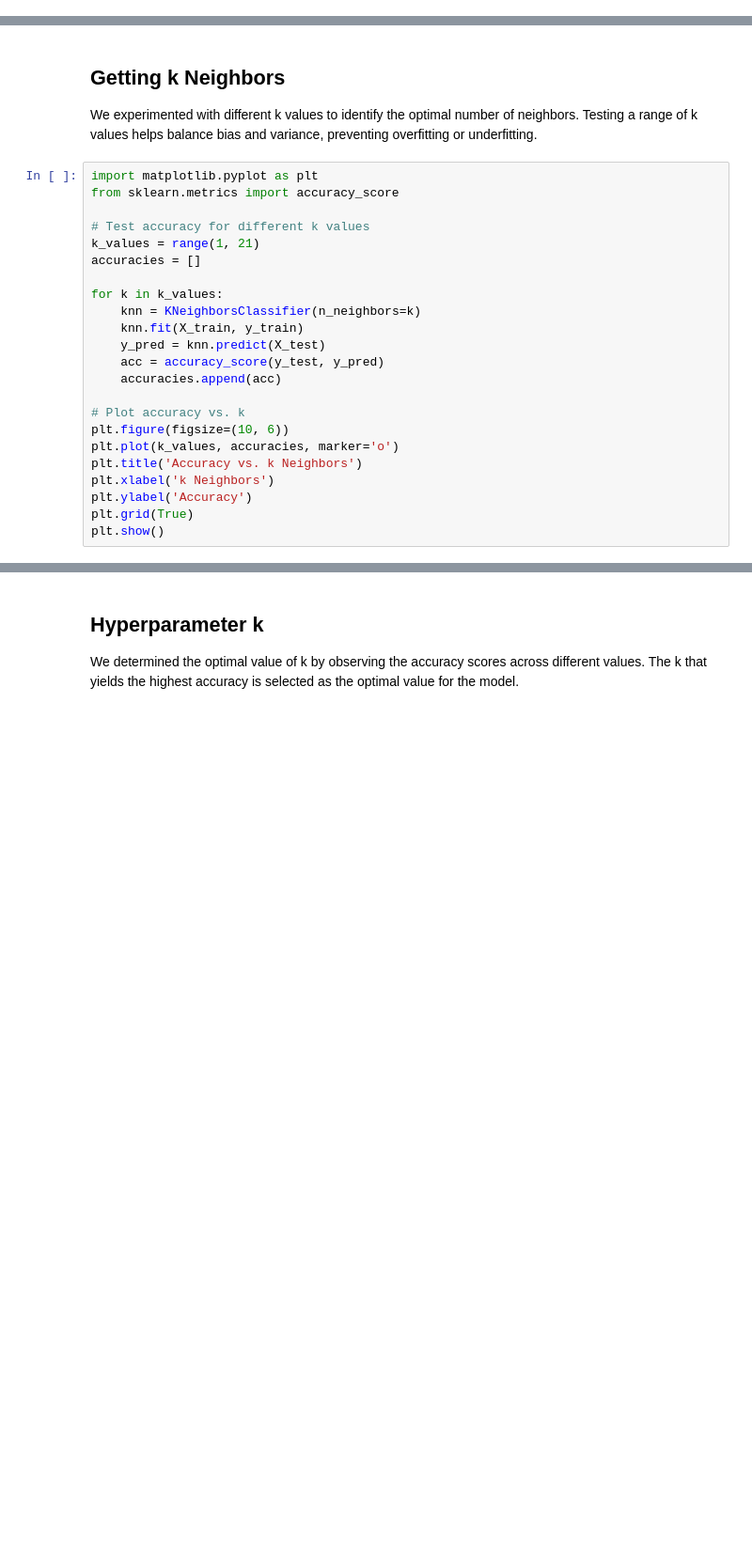
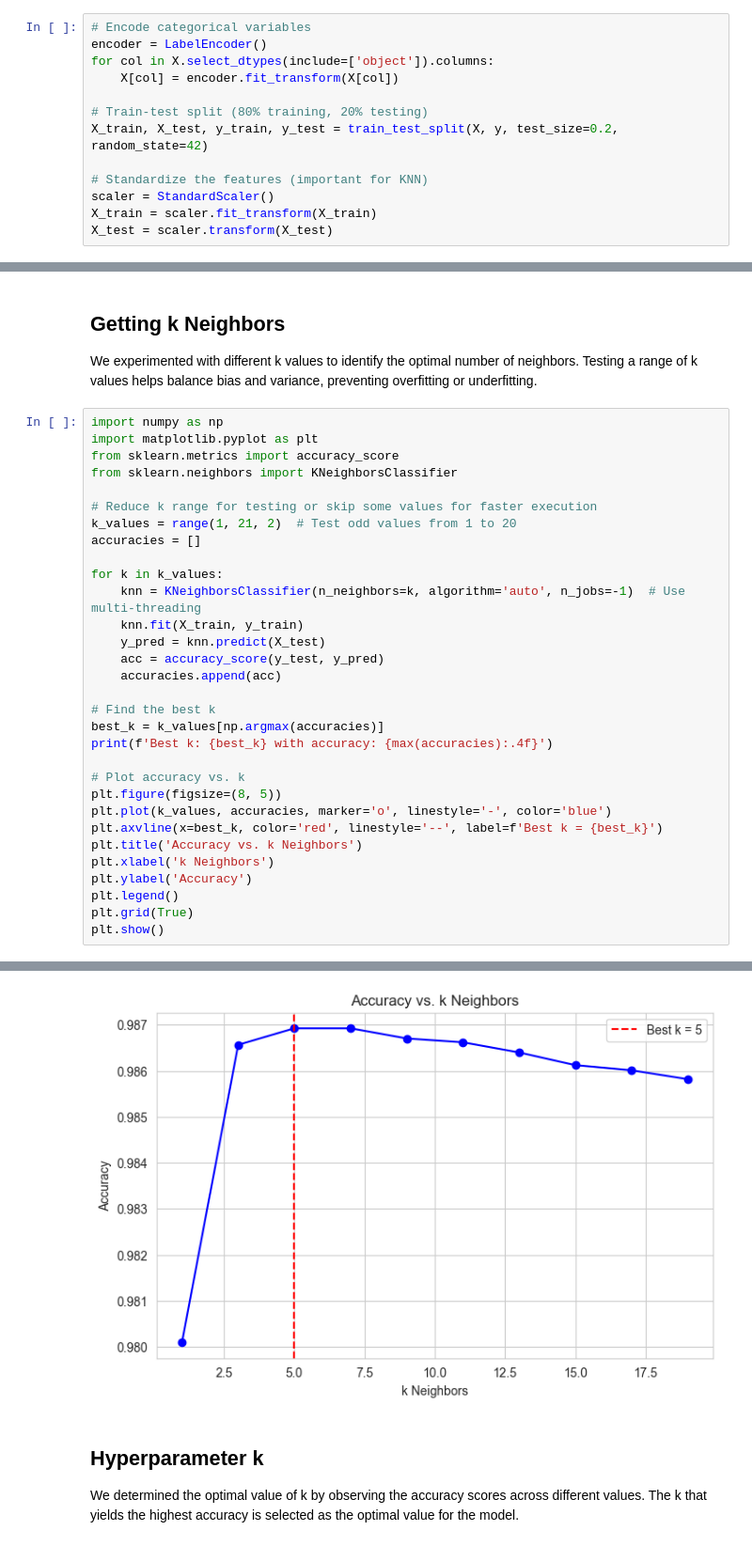
Before and after one commit to keishaleigh/STINTSYMCO, a Jupyter notebook: notebook.ipynb, the cells around one changed output, grey strips where cells are left out. Shown: that part at 94% size. Cells and saved outputs as stored; diff of their text form; blank space fills up the shorter version.

```diff
--- a/notebook.ipynb
+++ b/notebook.ipynb
@@ -751,3 +753,16 @@ Testing set: (36173, 7), (36173,)
+# %%
+# Encode categorical variables
+encoder = LabelEncoder()
+for col in X.select_dtypes(include=['object']).columns:
+    X[col] = encoder.fit_transform(X[col])
+
+# Train-test split (80% training, 20% testing)
+X_train, X_test, y_train, y_test = train_test_split(X, y, test_size=0.2, random_state=42)
+
+# Standardize the features (important for KNN)
+scaler = StandardScaler()
+X_train = scaler.fit_transform(X_train)
+X_test = scaler.transform(X_test)
 # %% [markdown]
 ## Using scikit-learn to Create a K-Nearest Neighbors Classifier
 
@@ -771,25 +780,34 @@ ValueError: Input contains NaN
 
 We experimented with different k values to identify the optimal number of neighbors. Testing a range of k values helps balance bias and variance, preventing overfitting or underfitting.
 # %%
+import numpy as np
 import matplotlib.pyplot as plt
 from sklearn.metrics import accuracy_score
+from sklearn.neighbors import KNeighborsClassifier
 
-# Test accuracy for different k values
-k_values = range(1, 21)
+# Reduce k range for testing or skip some values for faster execution
+k_values = range(1, 21, 2)  # Test odd values from 1 to 20
 accuracies = []
 
 for k in k_values:
-    knn = KNeighborsClassifier(n_neighbors=k)
+    knn = KNeighborsClassifier(n_neighbors=k, algorithm='auto', n_jobs=-1)  # Use multi-threading
     knn.fit(X_train, y_train)
     y_pred = knn.predict(X_test)
     acc = accuracy_score(y_test, y_pred)
     accuracies.append(acc)
 
+# Find the best k
+best_k = k_values[np.argmax(accuracies)]
+print(f'Best k: {best_k} with accuracy: {max(accuracies):.4f}')
+
 # Plot accuracy vs. k
-plt.figure(figsize=(10, 6))
-plt.plot(k_values, accuracies, marker='o')
+plt.figure(figsize=(8, 5))
+plt.plot(k_values, accuracies, marker='o', linestyle='-', color='blue')
+plt.axvline(x=best_k, color='red', linestyle='--', label=f'Best k = {best_k}')
 plt.title('Accuracy vs. k Neighbors')
 plt.xlabel('k Neighbors')
 plt.ylabel('Accuracy')
+plt.legend()
 plt.grid(True)
 plt.show()
+# %% [output]
@@ -796,3 +815,4 @@ plt.show()
+[figure, added]
 # %% [markdown]
 ## Hyperparameter k
 
```
Also changed, not shown: parts of 12 cells of this notebook.
